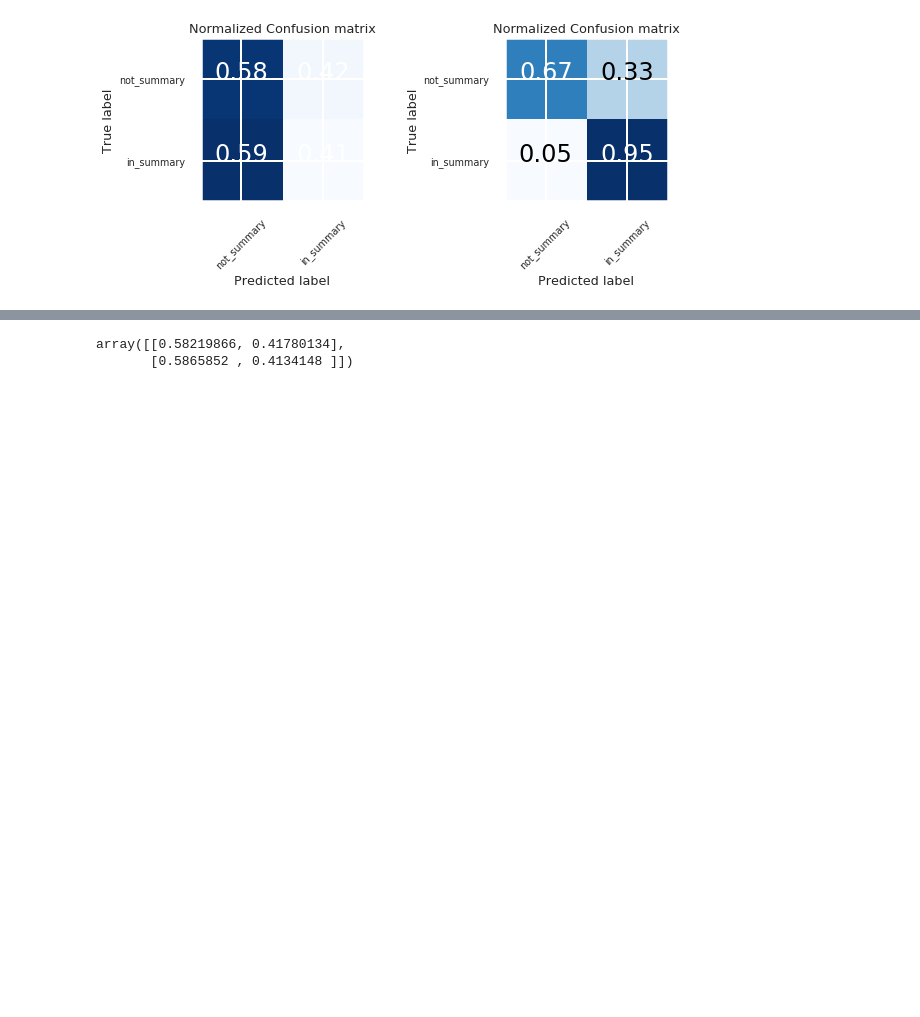
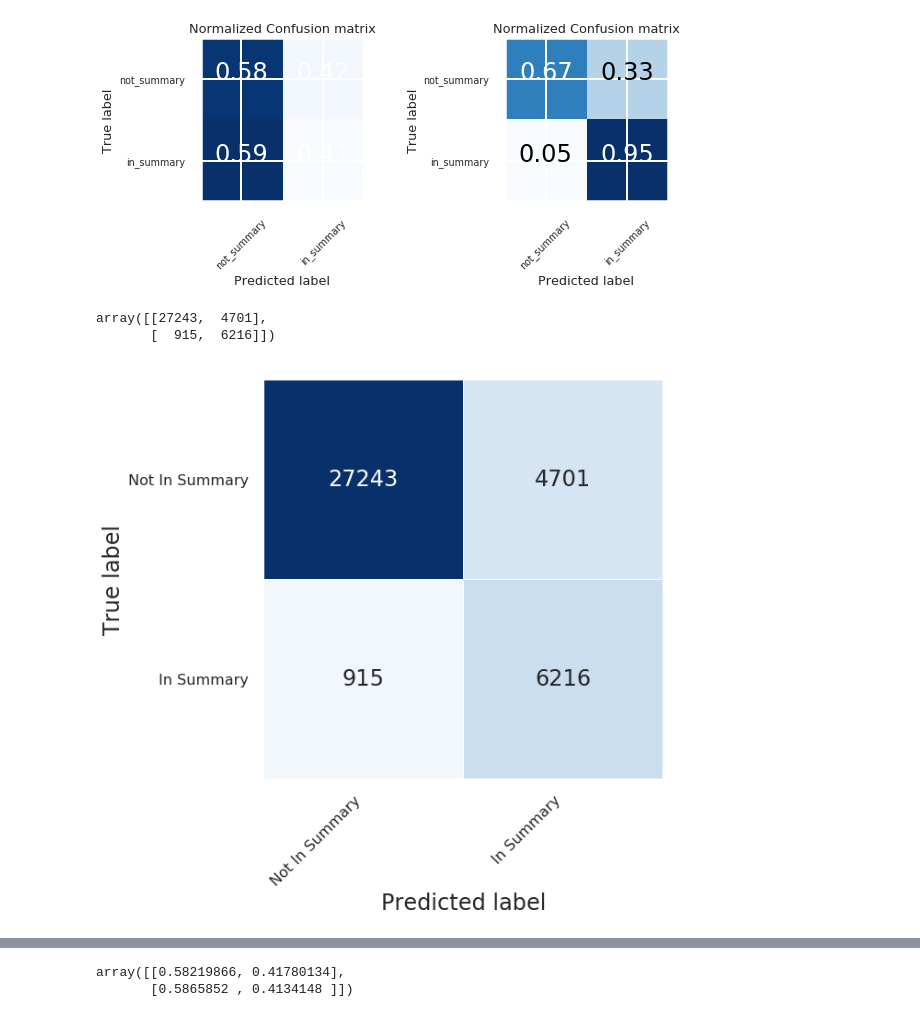
Before and after one commit to GitDavid/billuminate, a Jupyter notebook: src/notebooks/model-somewhere-in-here-linux-Copy2.ipynb, the cells around one changed output, grey strips where cells are left out. Drawn from its saved outputs; the diff is of its cells as text; code cells hidden in the pictures; blank space fills up the shorter version.

```diff
--- a/src/notebooks/model-somewhere-in-here-linux-Copy1.ipynb
+++ b/src/notebooks/model-somewhere-in-here-linux-Copy2.ipynb
@@ -1791,3 +1788,24 @@ def print_confusion_matrix(confusion_matrix, class_names, figsize = (10,7), font
     plt.ylabel('True label')
     plt.xlabel('Predicted label')
     return fig
+# %%
+cm
+# %% [output]
+array([[27243,  4701],
+       [  915,  6216]])
+# %%
+fig, ax = plt.subplots(figsize = (8,8))
+fontsize=16
+ax.set_aspect("equal")
+df_cm = pd.DataFrame(cm, index = [i for i in class_labels],
+                  columns = [i for i in class_labels])
+#ax.set_yticks(rotation=0)
+heatmap = sns.heatmap(df_cm, annot=True,  vmin=0,  linewidths=0.5, cmap="Blues", cbar=False, fmt='g');
+
+
+heatmap.yaxis.set_ticklabels(heatmap.yaxis.get_ticklabels(), rotation=0, ha='right', fontsize=fontsize)
+heatmap.xaxis.set_ticklabels(heatmap.xaxis.get_ticklabels(), rotation=45, ha='right', fontsize=fontsize)
+ax.set_ylabel('True label')
+ax.set_xlabel('Predicted label');
+# %% [output]
+[figure, added]
```
Also changed, not shown: parts of 19 cells of this notebook, 1 other file.
